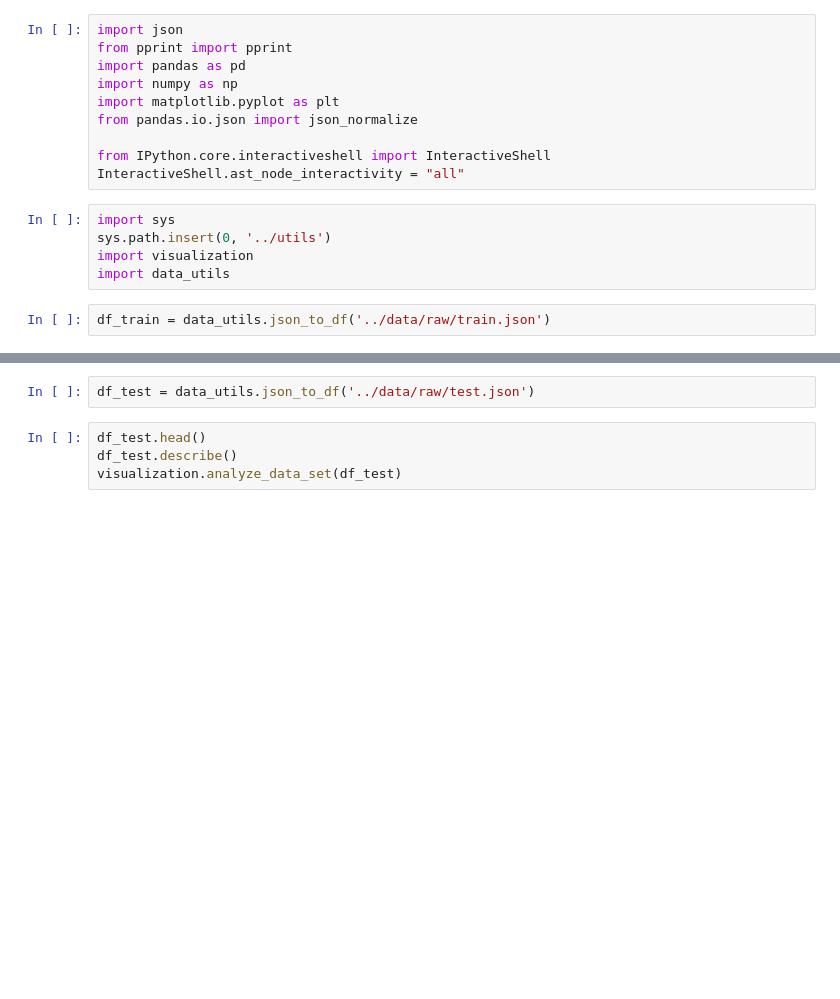
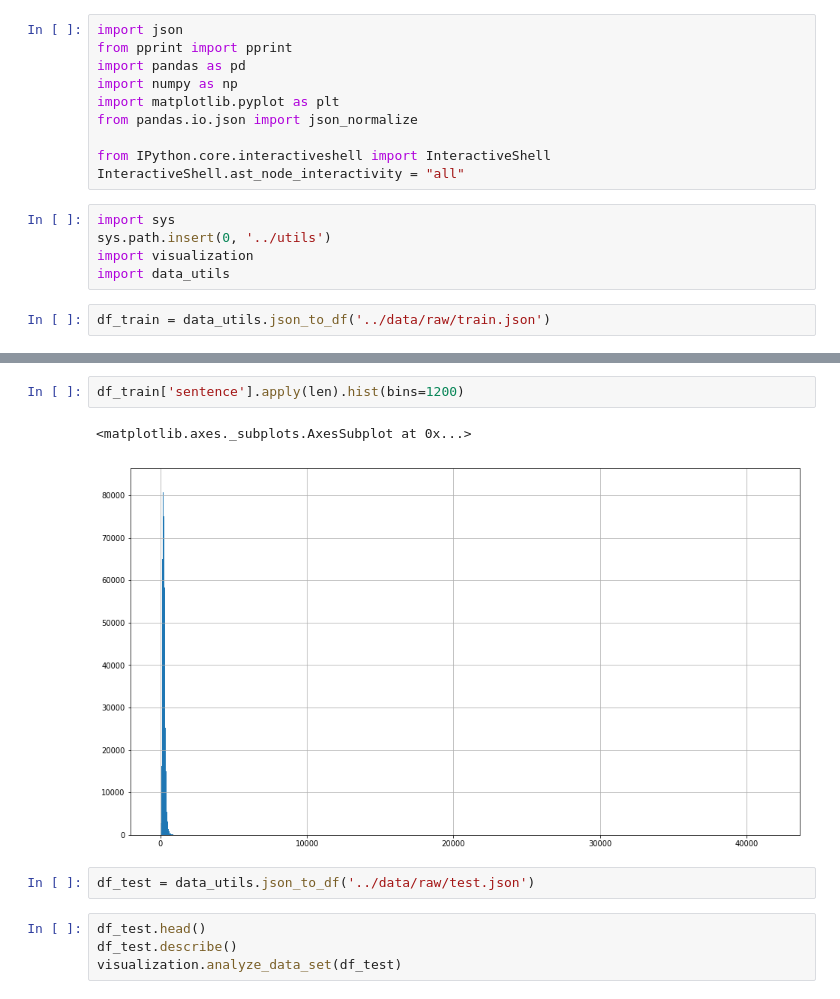
Before and after one commit to antonpetkoff/relation-extraction, a Jupyter notebook: notebooks/data_analysis.ipynb, the cells around one changed output, grey strips where cells are left out. Cells and saved outputs as stored; diff of their text form; blank space fills up the shorter version.

Commit message:
Add sentence length distribution plot

```diff
--- a/notebooks/data_analysis.ipynb
+++ b/notebooks/data_analysis.ipynb
@@ -71,4 +72,9 @@ Boxplot of sentence length:
 [figure]
+# %%
+df_train['sentence'].apply(len).hist(bins=1200)
+# %% [output]
+<matplotlib.axes._subplots.AxesSubplot at 0x...>
+[figure, added]
 # %%
 df_test = data_utils.json_to_df('../data/raw/test.json')
 # %%
```
Also changed, not shown: parts of 3 cells of this notebook.
